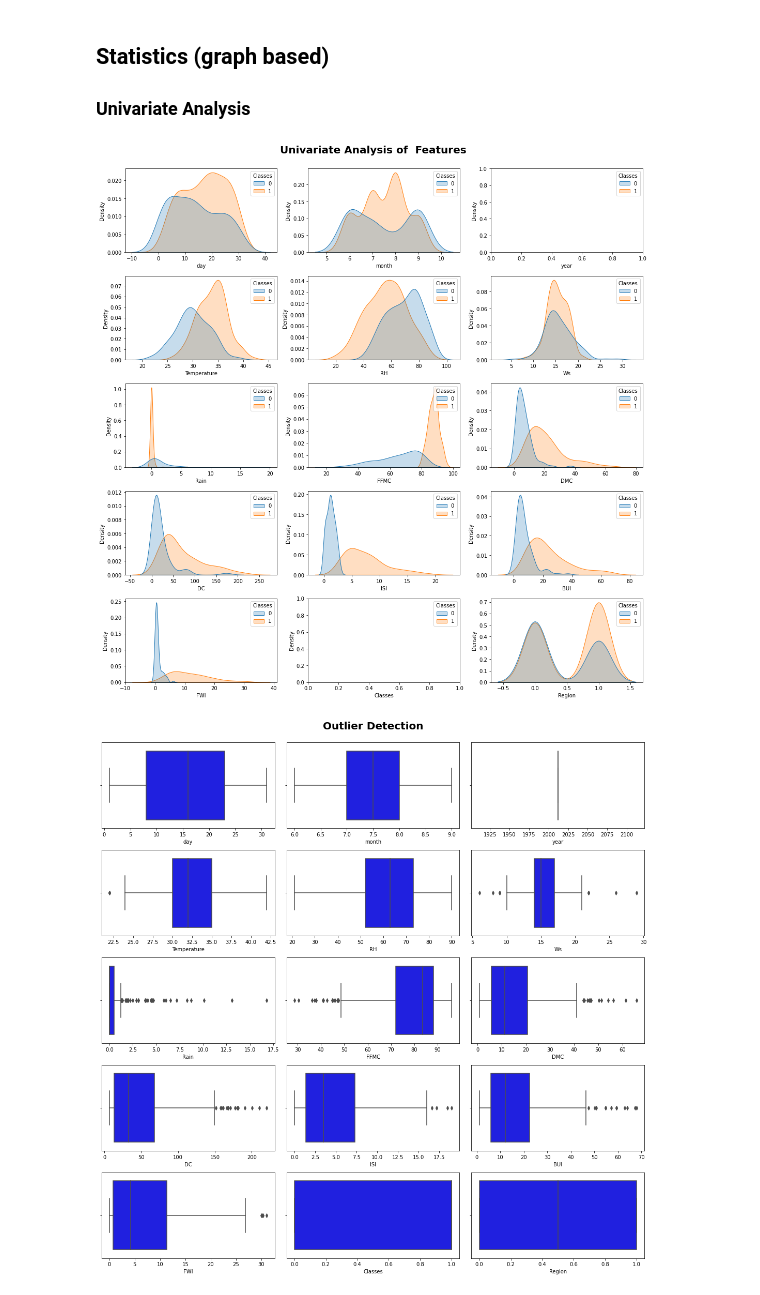
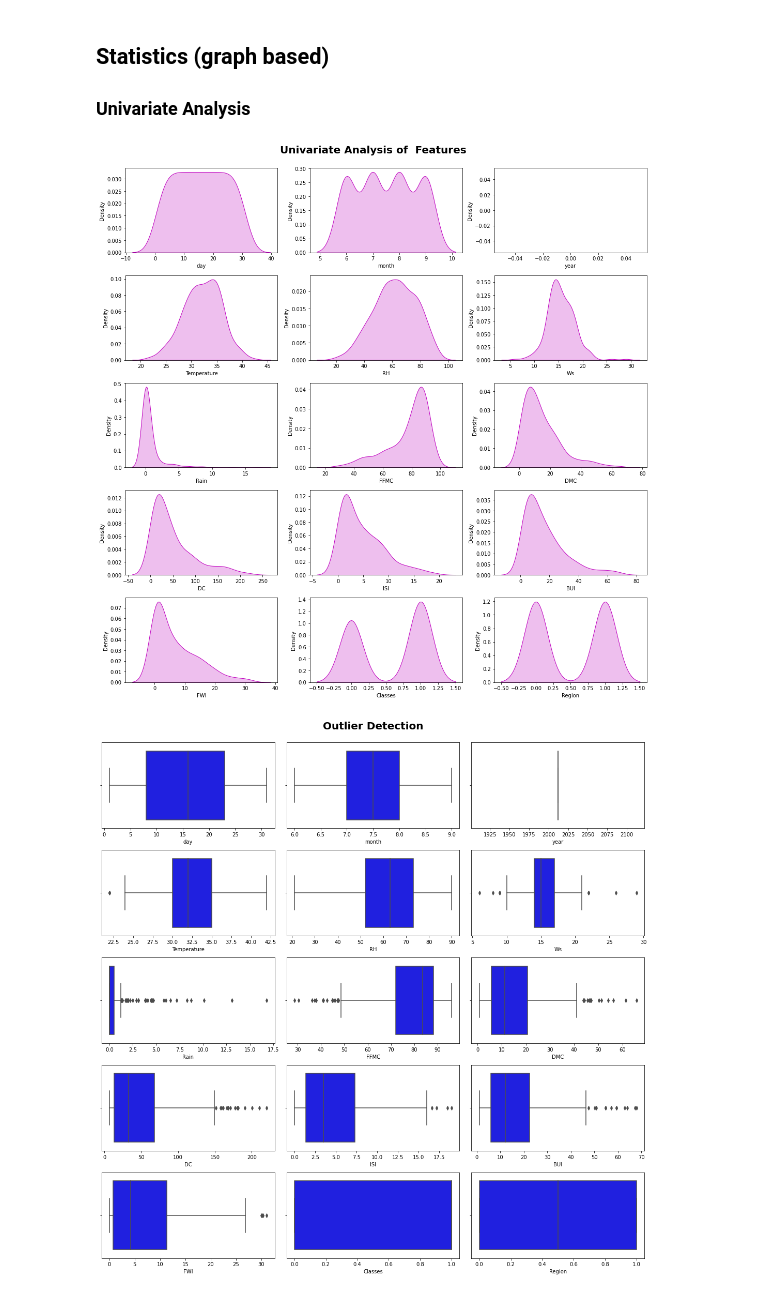
Before and after one commit to Shaah-i/Machine_Learning, a Jupyter notebook: Algerian Forest Fires Linear Regression/Algerian Forest Fires Dataset Linear Regression.ipynb, the cells around one changed output. Saved outputs shown, nothing was run; the diff lists cells and outputs as text; code cells hidden in the pictures.

```diff
--- a/Algerian Forest Fires Linear Regression/Algerian Forest Fires Dataset Linear Regression.ipynb
+++ b/Algerian Forest Fires Linear Regression/Algerian Forest Fires Dataset Linear Regression.ipynb
@@ -108,14 +108,14 @@ df.describe().T
 # %%
 plt.figure(figsize=(15,15))
 plt.suptitle('Univariate Analysis of  Features', fontsize=20, fontweight='bold', y =1)
 
 for i,j in enumerate(df.columns):
     plt.subplot(5, 3, i+1)
-    sns.kdeplot(x=df[j], shade=True, color='y', hue= df['Classes'])
+    sns.kdeplot(x=df[j], shade=True, color='m')
     plt.xlabel(j)
     plt.tight_layout()
 # %% [output]
-[figure, old version]
+[figure, new version]
 # %%
 plt.figure(figsize=(15,15))
 plt.suptitle('Outlier Detection', fontsize=20, fontweight='bold', y =1)
```
